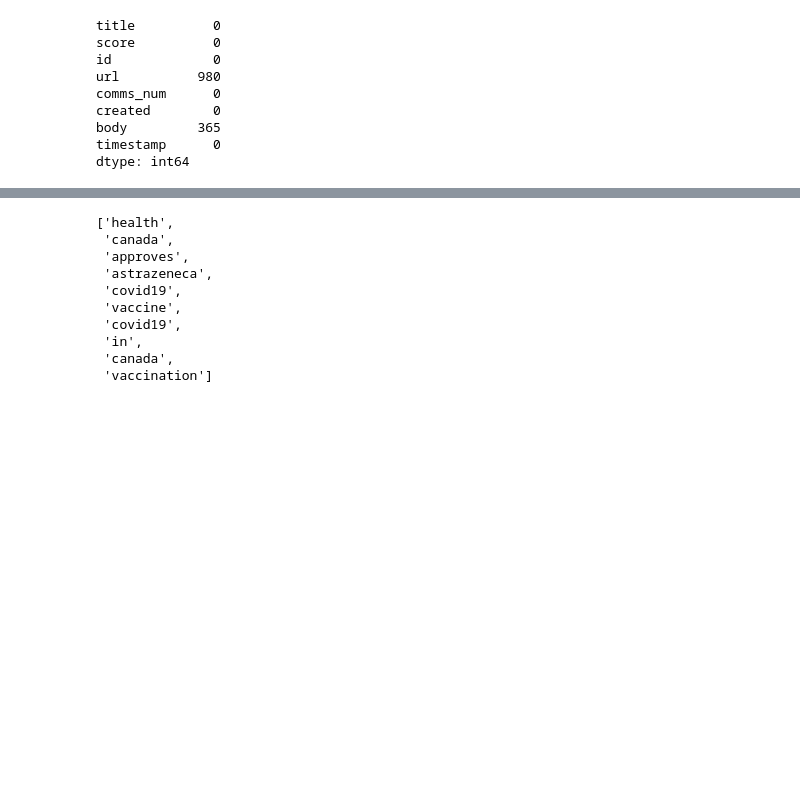
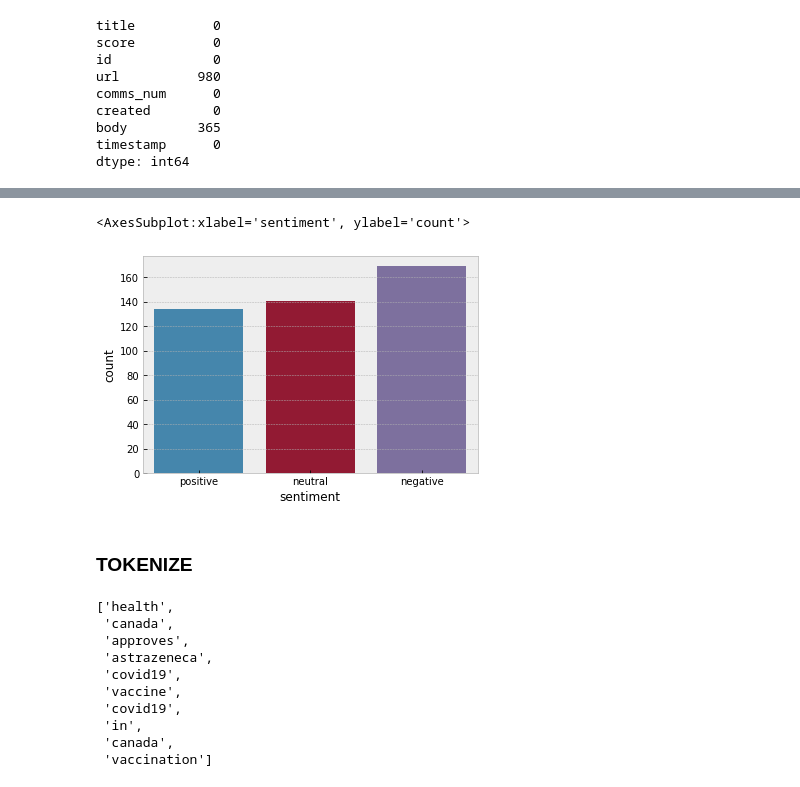
Before and after one commit to Yeshi341/Blog, a Jupyter notebook: Vaccine_myth_sentiment_analysis/data-load-and-eda.ipynb, the cells around one changed output, grey strips where cells are left out. Saved outputs shown, nothing was run; the diff lists cells and outputs as text; code cells hidden in the pictures; blank space fills up the shorter version.

Commit message:
updated data cleaning and added sentiment column

```diff
--- a/Vaccine_myth_sentiment_analysis/data-load-and-eda.ipynb
+++ b/Vaccine_myth_sentiment_analysis/data-load-and-eda.ipynb
@@ -113,0 +120,17 @@ len(cleaned_title)
+# %%
+import matplotlib.pyplot as plt
+%matplotlib inline
+plt.style.use('bmh')
+from matplotlib import cm
+import seaborn as sns
+
+#NLP libraries
+import nltk
+from sklearn.feature_extraction import text
+from sklearn.feature_extraction.text import CountVectorizer
+from sklearn.feature_extraction.text import TfidfVectorizer
+from sklearn.feature_extraction.text import TfidfTransformer
+from nltk.probability import FreqDist
+from nltk.corpus import stopwords
+from nltk.stem import PorterStemmer
+from nltk.sentiment.vader import SentimentIntensityAnalyzer
@@ -113,0 +139,2 @@ len(cleaned_title)
+# %%
+sid = SentimentIntensityAnalyzer()
@@ -113,0 +166,18 @@ len(cleaned_title)
+# %%
+def find_sentiment(text):
+    polarity_score = sid.polarity_scores(text)['compound']
+
+    if polarity_score < 0:
+        sentiment = "negative"
+    elif polarity_score > 0:
+        sentiment = "positive"
+    elif polarity_score == 0:
+        sentiment = 'neutral'
+    return sentiment
+# %%
+# df_cleaned.loc[:,'sentiment'] = df_cleaned['cleaned_title'].apply(lambda x: find_sentiment(x))
+# df_cleaned.loc[:,'compound_score'] = df_cleaned['cleaned_title'].apply(lambda x: sid.polarity_scores(x)['compound'])
+
+df_cleaned['sentiment'] = df_cleaned['cleaned_title'].apply(lambda x: find_sentiment(x))
+
+df_cleaned['compound_score'] = df_cleaned['cleaned_title'].apply(lambda x: sid.polarity_scores(x)['compound'])
@@ -113,0 +220,7 @@ len(cleaned_title)
+# %%
+sns.countplot(df_cleaned['sentiment'])
+# %% [output]
+<AxesSubplot:xlabel='sentiment', ylabel='count'>
+[figure, added]
+# %% [markdown]
+### TOKENIZE
```
Also changed, not shown: parts of 21 cells of this notebook.
